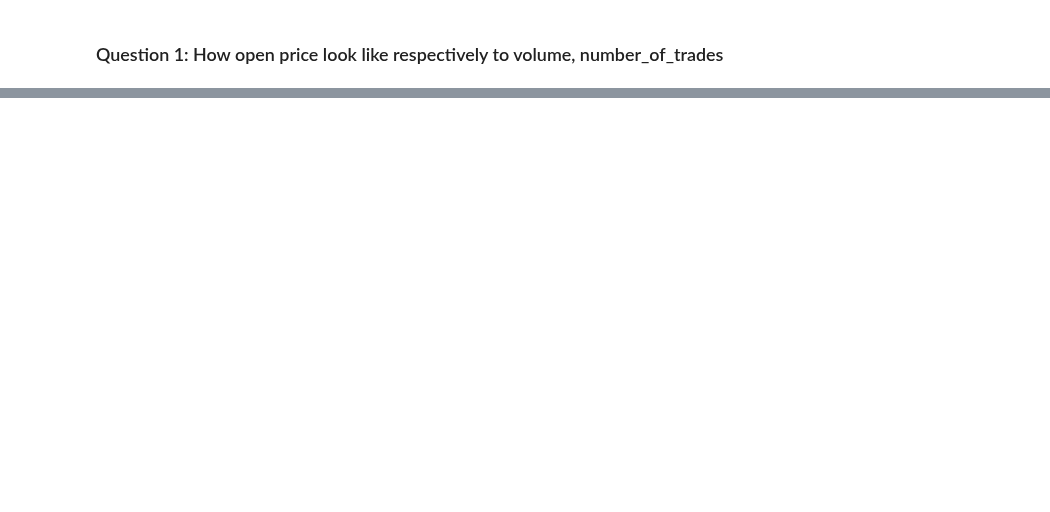
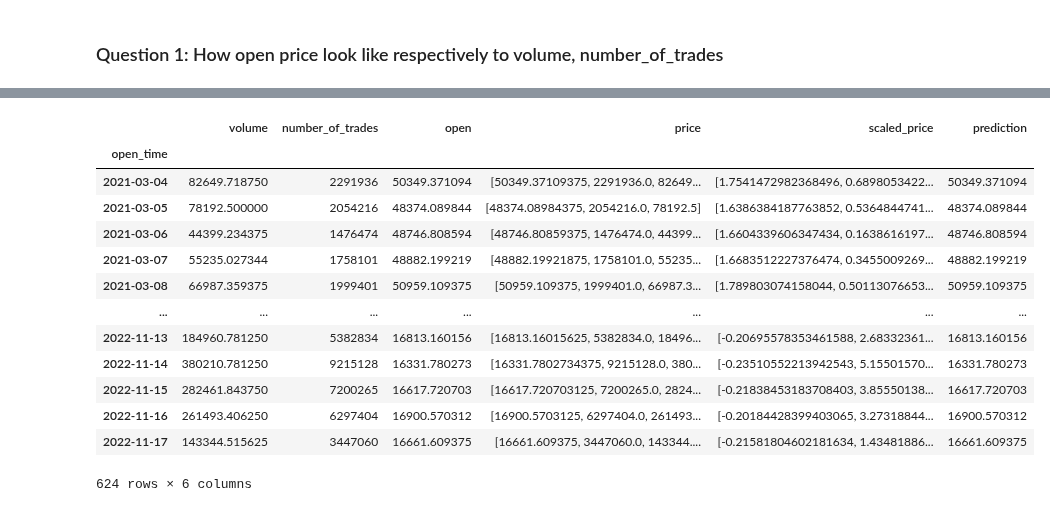
Before and after one commit to nhatruong1009/CryptoPrediction, a Jupyter notebook: src/btc_predict.ipynb, the cells around one changed output, grey strips where cells are left out. Saved outputs shown, nothing was run; the diff lists cells and outputs as text; code cells hidden in the pictures; blank space fills up the shorter version.

```diff
--- a/src/btc_predict.ipynb
+++ b/src/btc_predict.ipynb
@@ -209,0 +249,22 @@ plt.show()
+# %%
+pddf = pred_values.predictions.toPandas()
+pddf['open_time'] = pddf['open_time'].apply(lambda time: datetime.fromtimestamp(time))
+pddf['open'] = pddf['open'].apply(lambda price: float(price))
+pddf = pddf.set_index('open_time')
+# %%
+pddf
+# %% [output]
+|  | volume | number_of_trades | open | price | scaled_price | prediction |
+| open_time |  |  |  |  |  |  |
+| 2021-03-04 | 82649.718750 | 2291936 | 50349.371094 | [50349.37109375, 2291936.0, 82649... | [1.7541472982368496, 0.6898053422... | 50349.371094 |
+| 2021-03-05 | 78192.500000 | 2054216 | 48374.089844 | [48374.08984375, 2054216.0, 78192.5] | [1.6386384187763852, 0.5364844741... | 48374.089844 |
+| 2021-03-06 | 44399.234375 | 1476474 | 48746.808594 | [48746.80859375, 1476474.0, 44399... | [1.6604339606347434, 0.1638616197... | 48746.808594 |
+| 2021-03-07 | 55235.027344 | 1758101 | 48882.199219 | [48882.19921875, 1758101.0, 55235... | [1.6683512227376474, 0.3455009269... | 48882.199219 |
+| 2021-03-08 | 66987.359375 | 1999401 | 50959.109375 | [50959.109375, 1999401.0, 66987.3... | [1.789803074158044, 0.50113076653... | 50959.109375 |
+| ... | ... | ... | ... | ... | ... | ... |
+| 2022-11-13 | 184960.781250 | 5382834 | 16813.160156 | [16813.16015625, 5382834.0, 18496... | [-0.20695578353461588, 2.68332361... | 16813.160156 |
+| 2022-11-14 | 380210.781250 | 9215128 | 16331.780273 | [16331.7802734375, 9215128.0, 380... | [-0.23510552213942543, 5.15501570... | 16331.780273 |
+| 2022-11-15 | 282461.843750 | 7200265 | 16617.720703 | [16617.720703125, 7200265.0, 2824... | [-0.21838453183708403, 3.85550138... | 16617.720703 |
+| 2022-11-16 | 261493.406250 | 6297404 | 16900.570312 | [16900.5703125, 6297404.0, 261493... | [-0.20184428399403065, 3.27318844... | 16900.570312 |
+| 2022-11-17 | 143344.515625 | 3447060 | 16661.609375 | [16661.609375, 3447060.0, 143344.... | [-0.21581804602181634, 1.43481886... | 16661.609375 |
+624 rows × 6 columns
```
Also changed, not shown: parts of 22 cells of this notebook, 2 other files.
